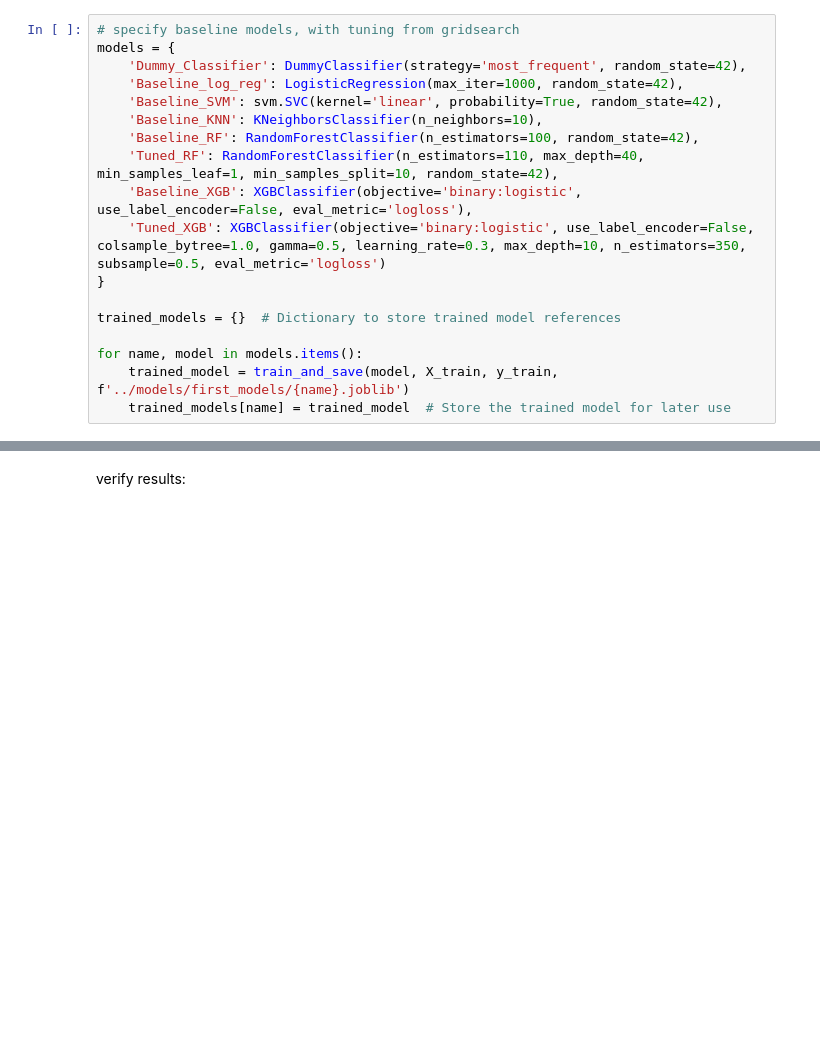
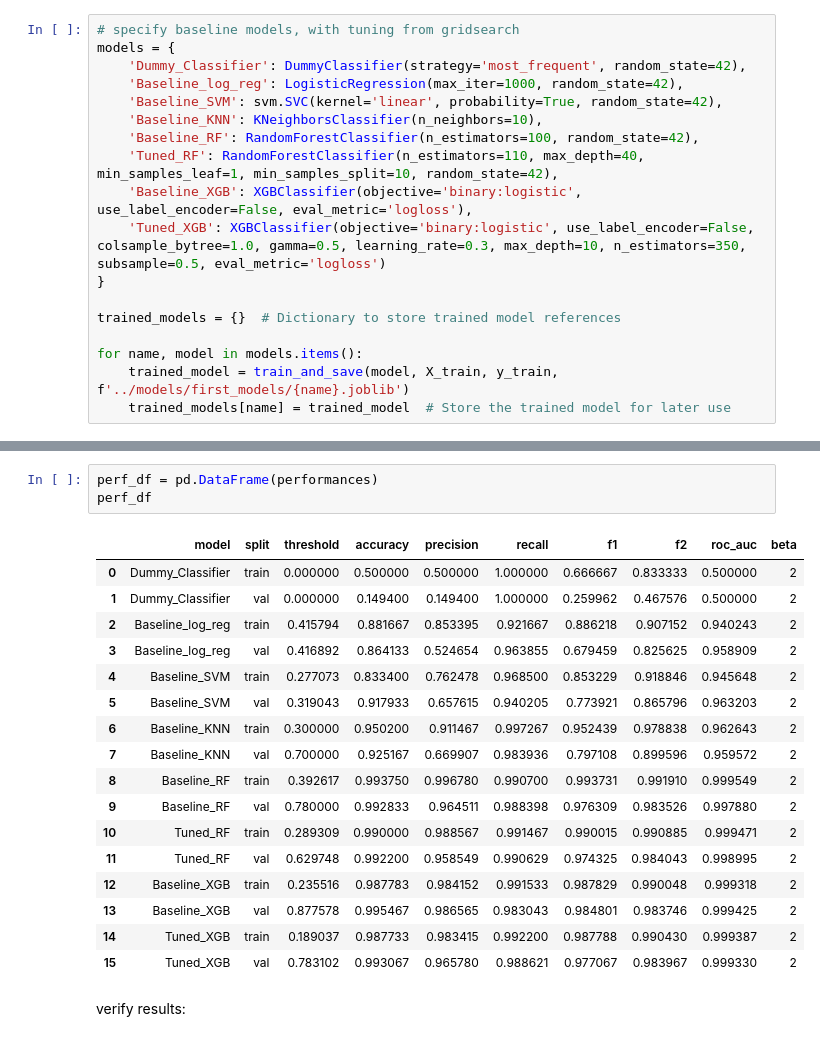
Before and after one commit to SarahHvidAndersenKnowit/DataScience_project, a Jupyter notebook: nbs/new_model.ipynb, the cells around one changed output, grey strips where cells are left out. Saved outputs shown, nothing was run; the diff lists cells and outputs as text; blank space fills up the shorter version.

```diff
--- a/nbs/new_model.ipynb
+++ b/nbs/new_model.ipynb
@@ -187,3 +212,24 @@ FileNotFoundError: [Errno 2] No such file or directory: '/work/SarahHvidAndersen
+# %%
+perf_df = pd.DataFrame(performances)
+perf_df
+# %% [output]
+|  | model | split | threshold | accuracy | precision | recall | f1 | f2 | roc_auc | beta |
+| 0 | Dummy_Classifier | train | 0.000000 | 0.500000 | 0.500000 | 1.000000 | 0.666667 | 0.833333 | 0.500000 | 2 |
+| 1 | Dummy_Classifier | val | 0.000000 | 0.149400 | 0.149400 | 1.000000 | 0.259962 | 0.467576 | 0.500000 | 2 |
+| 2 | Baseline_log_reg | train | 0.415794 | 0.881667 | 0.853395 | 0.921667 | 0.886218 | 0.907152 | 0.940243 | 2 |
+| 3 | Baseline_log_reg | val | 0.416892 | 0.864133 | 0.524654 | 0.963855 | 0.679459 | 0.825625 | 0.958909 | 2 |
+| 4 | Baseline_SVM | train | 0.277073 | 0.833400 | 0.762478 | 0.968500 | 0.853229 | 0.918846 | 0.945648 | 2 |
+| 5 | Baseline_SVM | val | 0.319043 | 0.917933 | 0.657615 | 0.940205 | 0.773921 | 0.865796 | 0.963203 | 2 |
+| 6 | Baseline_KNN | train | 0.300000 | 0.950200 | 0.911467 | 0.997267 | 0.952439 | 0.978838 | 0.962643 | 2 |
+| 7 | Baseline_KNN | val | 0.700000 | 0.925167 | 0.669907 | 0.983936 | 0.797108 | 0.899596 | 0.959572 | 2 |
+| 8 | Baseline_RF | train | 0.392617 | 0.993750 | 0.996780 | 0.990700 | 0.993731 | 0.991910 | 0.999549 | 2 |
+| 9 | Baseline_RF | val | 0.780000 | 0.992833 | 0.964511 | 0.988398 | 0.976309 | 0.983526 | 0.997880 | 2 |
+| 10 | Tuned_RF | train | 0.289309 | 0.990000 | 0.988567 | 0.991467 | 0.990015 | 0.990885 | 0.999471 | 2 |
+| 11 | Tuned_RF | val | 0.629748 | 0.992200 | 0.958549 | 0.990629 | 0.974325 | 0.984043 | 0.998995 | 2 |
+| 12 | Baseline_XGB | train | 0.235516 | 0.987783 | 0.984152 | 0.991533 | 0.987829 | 0.990048 | 0.999318 | 2 |
+| 13 | Baseline_XGB | val | 0.877578 | 0.995467 | 0.986565 | 0.983043 | 0.984801 | 0.983746 | 0.999425 | 2 |
+| 14 | Tuned_XGB | train | 0.189037 | 0.987733 | 0.983415 | 0.992200 | 0.987788 | 0.990430 | 0.999387 | 2 |
+| 15 | Tuned_XGB | val | 0.783102 | 0.993067 | 0.965780 | 0.988621 | 0.977067 | 0.983967 | 0.999330 | 2 |
 # %% [markdown]
 verify results:
 # %%
```
Also changed, not shown: parts of 11 cells of this notebook, 42 other files.
